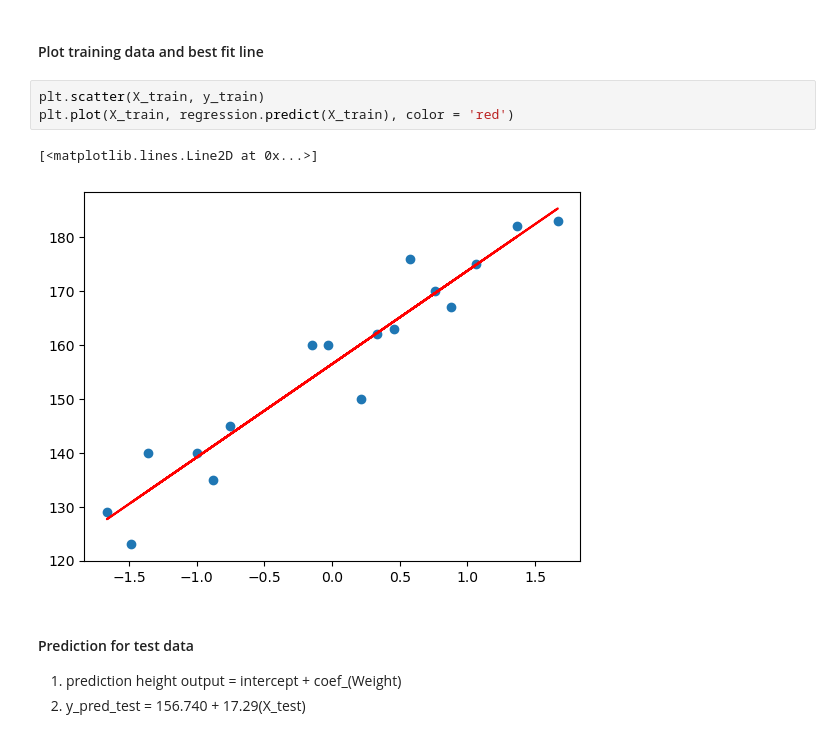
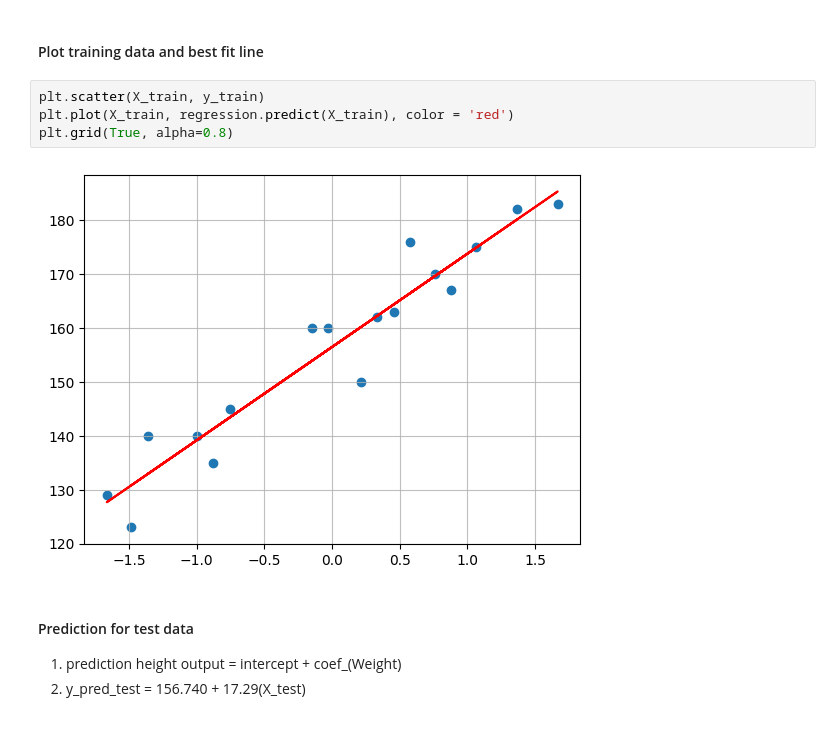
Before and after one commit to udityamerit/Complete-Machine-Learning-For-Beginners, a Jupyter notebook: 8-Complete Linear Regression/8.1-Complete_Simple_Linear_Regression.ipynb, the cells around one changed output. Drawn from its saved outputs; the diff is of its cells as text.

```diff
--- a/8-Complete Linear Regression/8.1-Complete_Simple_Linear_Regression.ipynb
+++ b/8-Complete Linear Regression/8.1-Complete_Simple_Linear_Regression.ipynb
@@ -107,9 +107,9 @@ Intercept: 156.47058823529412
 # %%
 plt.scatter(X_train, y_train)
 plt.plot(X_train, regression.predict(X_train), color = 'red')
+plt.grid(True, alpha=0.8)
 # %% [output]
-[<matplotlib.lines.Line2D at 0x...>]
-[figure, old version]
+[figure, new version]
 # %% [markdown]
 #### Prediction for test data
 1. prediction height output = intercept + coef_(Weight)
```
Also changed, not shown: parts of 13 cells of this notebook, 1 other file.
